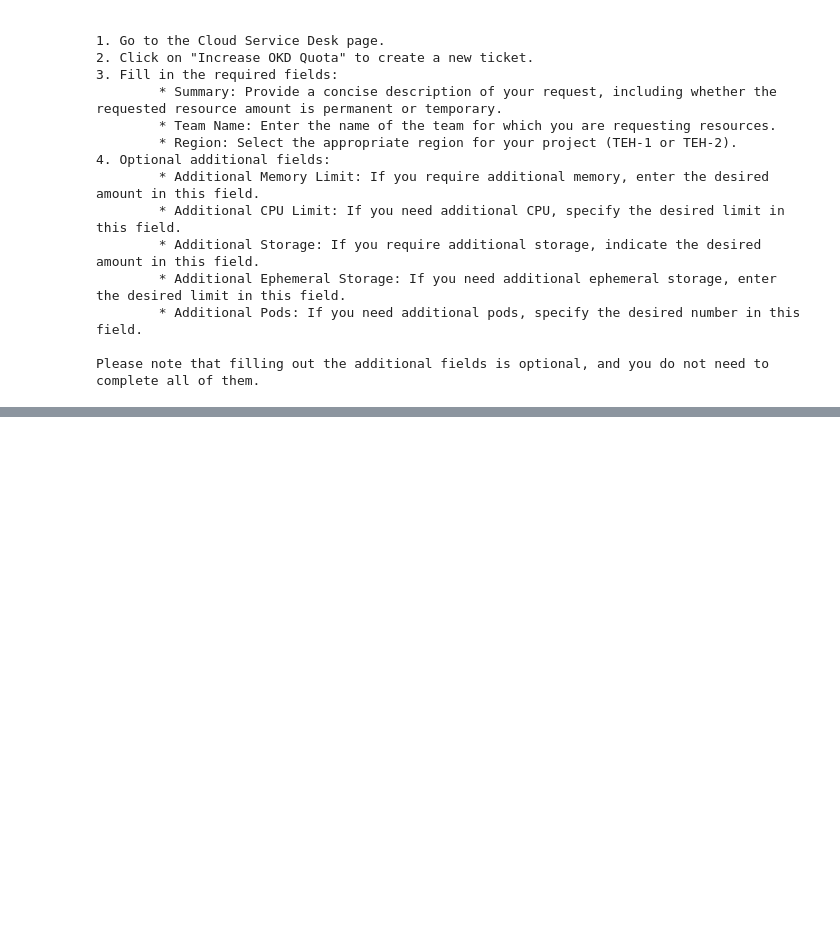
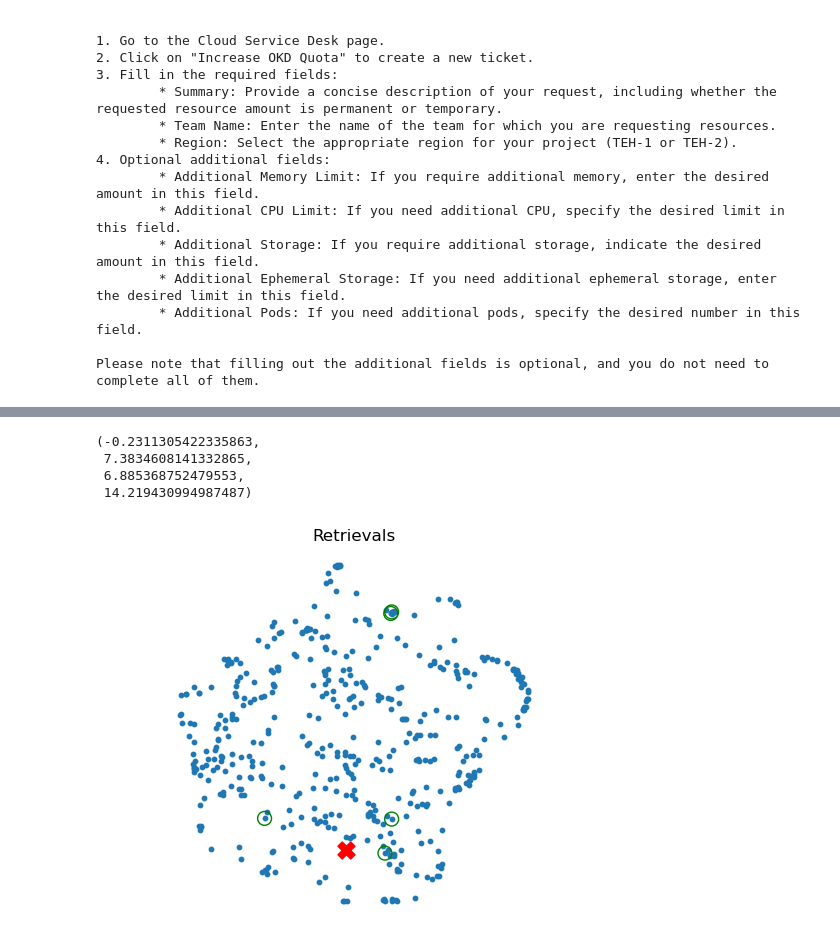
Before and after one commit to qzaidi/mlscratchpad, a Jupyter notebook: rag-llama-cloud-docs.ipynb, the cells around one changed output, grey strips where cells are left out. Saved outputs shown, nothing was run; the diff lists cells and outputs as text; code cells hidden in the pictures; blank space fills up the shorter version.

```diff
--- a/rag-llama-cloud-docs.ipynb
+++ b/rag-llama-cloud-docs.ipynb
@@ -205,0 +267,26 @@ Please note that filling out the additional fields is optional, and you do not n
+# %%
+query = "What are the external IPs for snappcloud that i need to whitelist?"
+#print(token_splitter.count_tokens(query))
+query_embedding = embeddings.embed_query(query)
+results = col.query(query_embeddings = qembed, n_results=5,include=['documents','embeddings'])
+result_embeddings = results['embeddings'][0]
+# %%
+projected_query_embeddings = project_embeddings([query_embedding],umap_transform)
+projected_result_embeddings = project_embeddings(result_embeddings,umap_transform)
+# %%
+import matplotlib.pyplot as plt
+
+plt.figure()
+plt.scatter(projected_all_embeddings[:,0],projected_all_embeddings[:,1], s=10)
+plt.scatter(projected_query_embeddings[:,0],projected_query_embeddings[:,1], s=150,marker='X', color='r')
+plt.scatter(projected_result_embeddings[:,0],projected_result_embeddings[:,1], s=100, facecolors='none',edgecolors='g')
+
+plt.gca().set_aspect('equal','datalim')
+plt.title('Retrievals')
+plt.axis('off')
+# %% [output]
+(-0.2311305422335863,
+ 7.3834608141332865,
+ 6.885368752479553,
+ 14.219430994987487)
+[figure, added]
```
Also changed, not shown: parts of 21 cells of this notebook, 3 other files.
